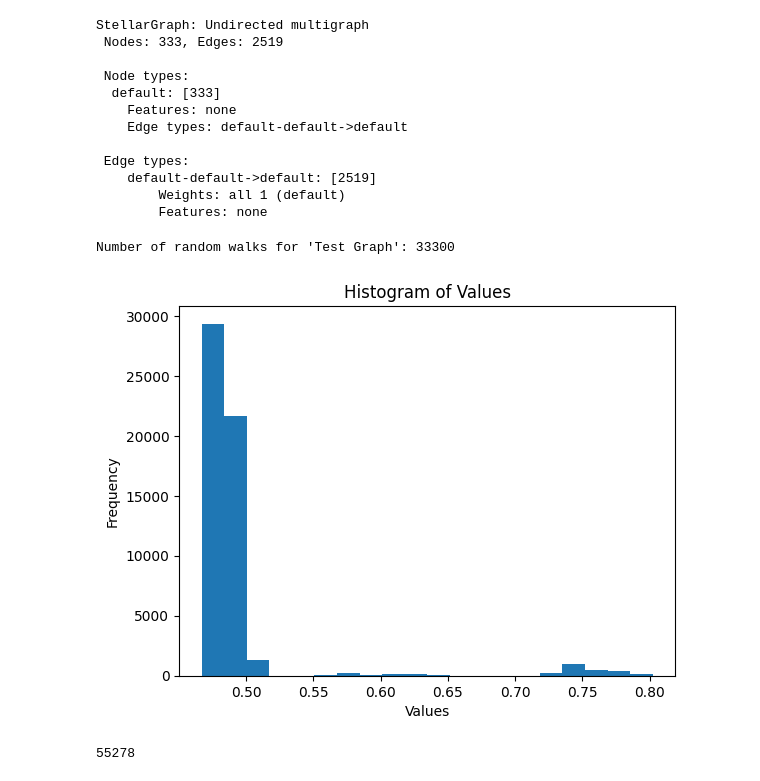
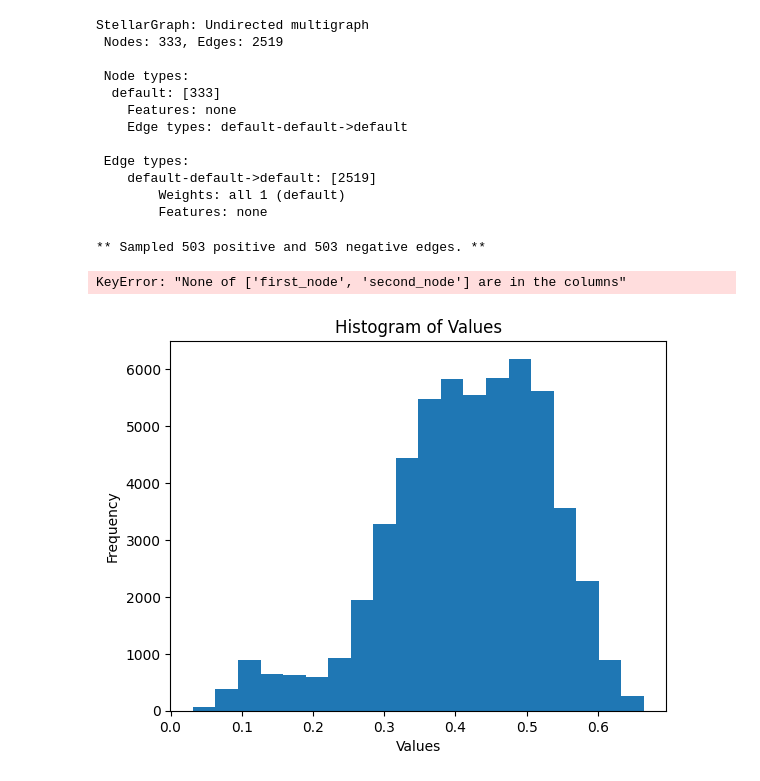
Before and after one commit to geakos01/friend_recommender, a Jupyter notebook: UsedNotebook.ipynb, the cells around one changed output. Cells and saved outputs as stored; diff of their text form; code cells hidden in the pictures.

Commit message:
Added Predictions - Ákos

```diff
--- a/UsedNotebook.ipynb
+++ b/UsedNotebook.ipynb
@@ -383,10 +334,15 @@ StellarGraph: Undirected multigraph
     default-default->default: [2519]
         Weights: all 1 (default)
         Features: none
-# %%
-embedding_all = node2vec_embedding(G, "Test Graph")
-# %% [output]
-Number of random walks for 'Test Graph': 33300
+# %%
+edge_splitter_test = EdgeSplitter(G)
+graph, X, y = edge_splitter_test.train_test_split(p=0.2, method="global")
+
+embedding_all = node2vec_embedding(graph, "Test Graph")
+
+model = train_link_prediction_model(X, y, graph, operator_l2) # embedding_all maybe
+# %% [output]
+** Sampled 503 positive and 503 negative edges. **
 # %%
 final_model = best_result['classifier']
 final_operator = best_result['binary_operator']
@@ -394,28 +350,30 @@ final_operator = best_result['binary_operator']
 nodes = list(G.nodes())
 nodes.sort()
 # %%
-A = {}
+first_node = []
+second_node = []
 for node1 in nodes:
     for node2 in nodes:
         if node1 < node2:
-            first_embedding = embedding_all(node1)
-            second_embedding = embedding_all(node2)
-
-            distance_vector = final_operator(first_embedding, second_embedding)
-
-            prob = final_model.predict_proba([distance_vector])
-
-            A[(node1, node2)] = prob[0][0]
+            first_node.append(node1)
+            second_node.append(node2)
+# %%
+prob_df = pd.DataFrame({'first_node': first_node, 'second_node': second_node})
+# %%
+processed_tmp = link_examples_to_features(prob_df.values, embedding_all, best_result['binary_operator'])
+# %%
+prob_df['prob'] = model.predict_proba(processed_tmp)[:,1]
+prob_df['class'] = model.predict(processed_tmp)
+# %%
+prob_df = prob_df.set_index(['first_node', 'second_node'])
+# %% [output]
+KeyError: "None of ['first_node', 'second_node'] are in the columns"
 # %%
 # Create a histogram
-plt.hist(list(A.values()), bins=20)
+plt.hist(list(prob_df['pred']), bins=20)
 plt.xlabel('Values')
 plt.ylabel('Frequency')
 plt.title('Histogram of Values')
 plt.show()
 # %% [output]
-[figure, old version]
+[figure, new version]
-# %%
-len(A.values())
-# %% [output]
-55278
```
Also changed, not shown: parts of 121 cells of this notebook, 2 other files.
